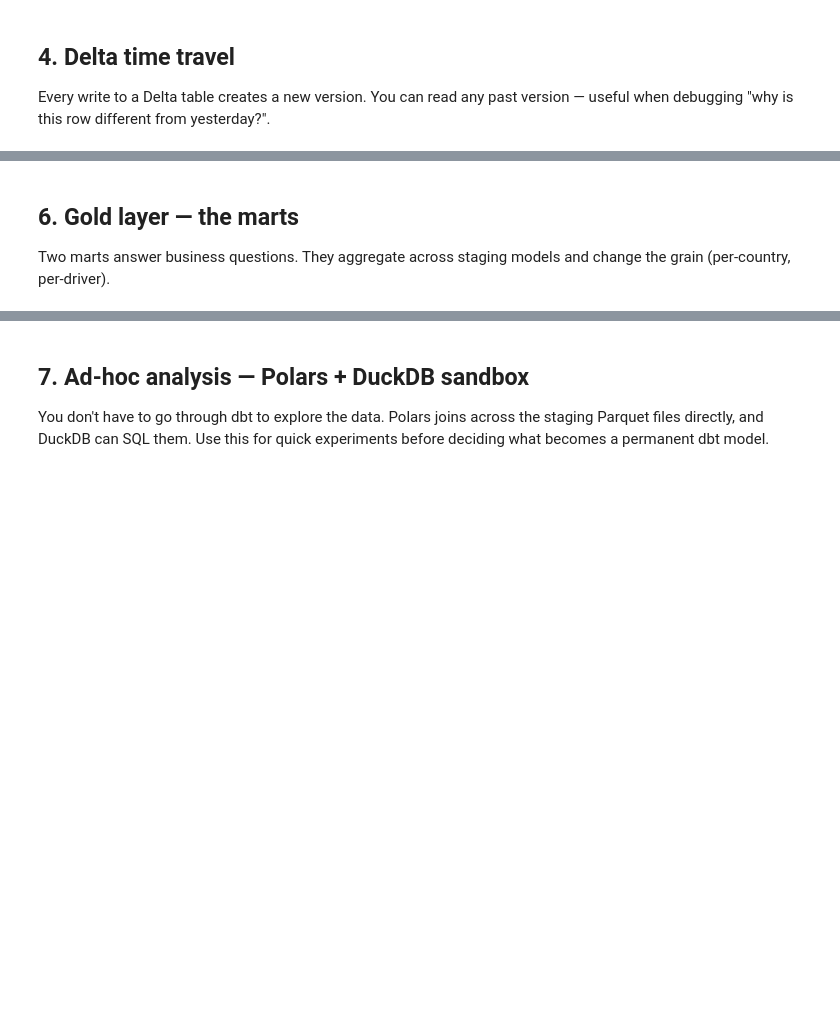
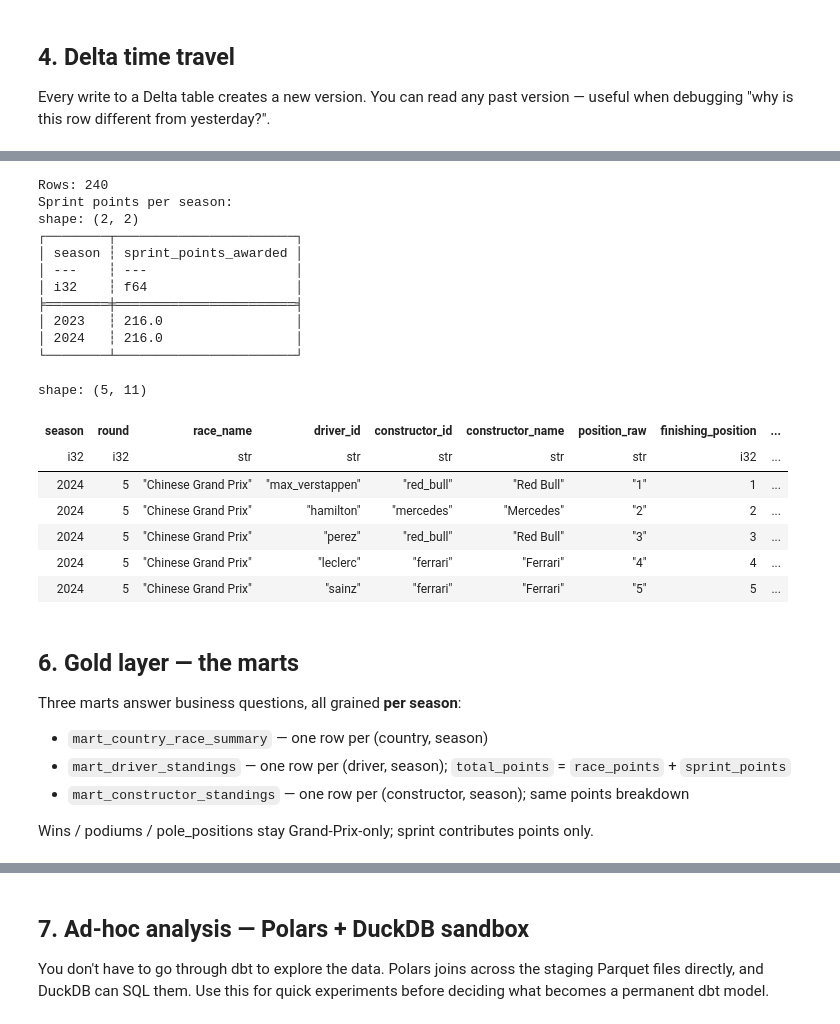
Before and after one commit to abhisheksingh0509/polars-dbt-duckdb-dagster, a Jupyter notebook: notebooks/01_explore.ipynb, the cells around one changed output, grey strips where cells are left out. Drawn from its saved outputs; the diff is of its cells as text; code cells hidden in the pictures; blank space fills up the shorter version.

```diff
--- a/notebooks/01_explore.ipynb
+++ b/notebooks/01_explore.ipynb
@@ -160,5 +256,38 @@ stg_results.select(pl.col("season").unique().sort()).to_series().to_list()
+# %%
+# Sprint results: one row per (sprint, driver). Only the ~6 sprint weekends/season have these.
+# Their points are added on top of GP points in the standings marts.
+stg_sprint = pl.read_parquet(STG_SPRINT_RESULTS_PATH)
+print(f"Rows: {stg_sprint.height}")
+print("Sprint points per season:")
+print(stg_sprint.group_by("season").agg(pl.col("points").sum().alias("sprint_points_awarded")).sort("season"))
+stg_sprint.head()
+# %% [output]
+Rows: 240
+Sprint points per season:
+shape: (2, 2)
+┌────────┬───────────────────────┐
+│ season ┆ sprint_points_awarded │
+│ ---    ┆ ---                   │
+│ i32    ┆ f64                   │
+╞════════╪═══════════════════════╡
+│ 2023   ┆ 216.0                 │
+│ 2024   ┆ 216.0                 │
+└────────┴───────────────────────┘
+shape: (5, 11)
+| season | round | race_name | driver_id | constructor_id | constructor_name | position_raw | finishing_position | ... |
+| i32 | i32 | str | str | str | str | str | i32 | ... |
+| 2024 | 5 | "Chinese Grand Prix" | "max_verstappen" | "red_bull" | "Red Bull" | "1" | 1 | ... |
+| 2024 | 5 | "Chinese Grand Prix" | "hamilton" | "mercedes" | "Mercedes" | "2" | 2 | ... |
+| 2024 | 5 | "Chinese Grand Prix" | "perez" | "red_bull" | "Red Bull" | "3" | 3 | ... |
+| 2024 | 5 | "Chinese Grand Prix" | "leclerc" | "ferrari" | "Ferrari" | "4" | 4 | ... |
+| 2024 | 5 | "Chinese Grand Prix" | "sainz" | "ferrari" | "Ferrari" | "5" | 5 | ... |
 # %% [markdown]
 ## 6. Gold layer — the marts
 
-Two marts answer business questions. They aggregate across staging models and change the grain (per-country, per-driver).
+Three marts answer business questions, all grained **per season**:
+- `mart_country_race_summary` — one row per (country, season)
+- `mart_driver_standings` — one row per (driver, season); `total_points` = `race_points` + `sprint_points`
+- `mart_constructor_standings` — one row per (constructor, season); same points breakdown
+
+Wins / podiums / pole_positions stay Grand-Prix-only; sprint contributes points only.
 # %%
```
Also changed, not shown: parts of 23 cells of this notebook, 21 other files.
